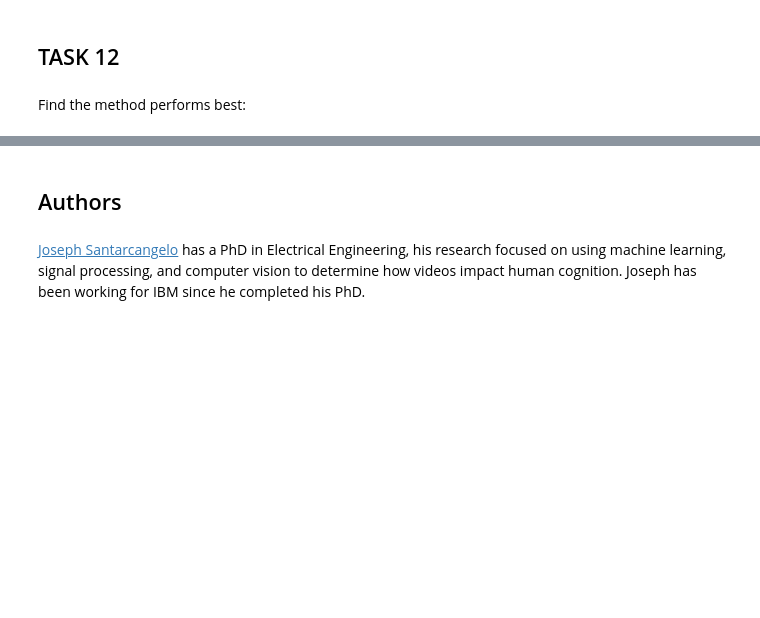
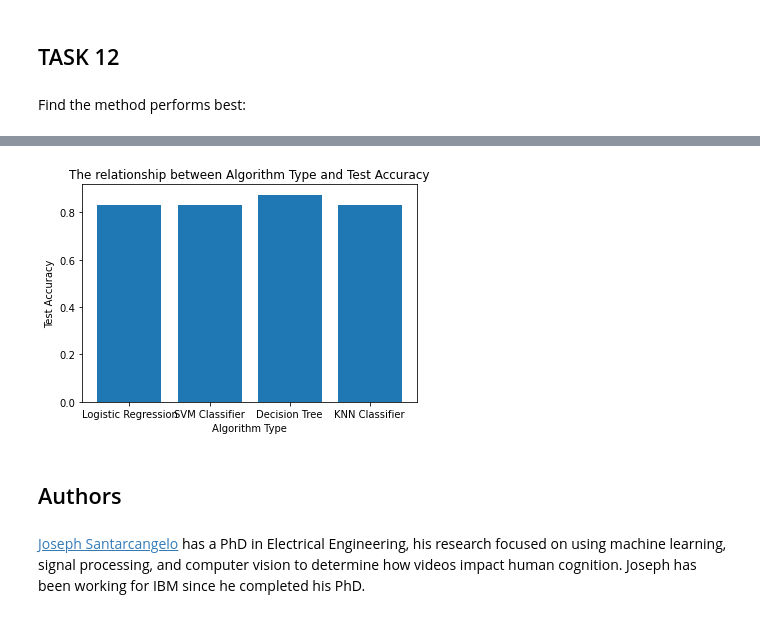
Before and after one commit to EbisaAsfaw/Data_Science, a Jupyter notebook: Machine Learning Predictions.ipynb, the cells around one changed output, grey strips where cells are left out. Cells and saved outputs as stored; diff of their text form; code cells hidden in the pictures; blank space fills up the shorter version.

```diff
--- a/Machine Learning Predictions.ipynb
+++ b/Machine Learning Predictions.ipynb
@@ -312,3 +312,16 @@ Best Params is: {'criterion': 'entropy', 'max_depth': 2, 'max_features': 'auto',
+# %%
+# Create Data
+x=['Logistic Regression','SVM Classifier','Decision Tree','KNN Classifier']
+y = ([0.8333, 0.8333, 0.8750, 0.8333])
+
+# Create a Simple Bar Plot
+plt.bar(x,y)
+plt.xlabel('Algorithm Type')
+plt.ylabel("Test Accuracy")
+plt.title('The relationship between Algorithm Type and Test Accuracy')
+plt.show()
+# %% [output]
+[figure, added]
 # %% [markdown]
 ## Authors
 # %% [markdown]
```
Also changed, not shown: parts of 3 cells of this notebook.
